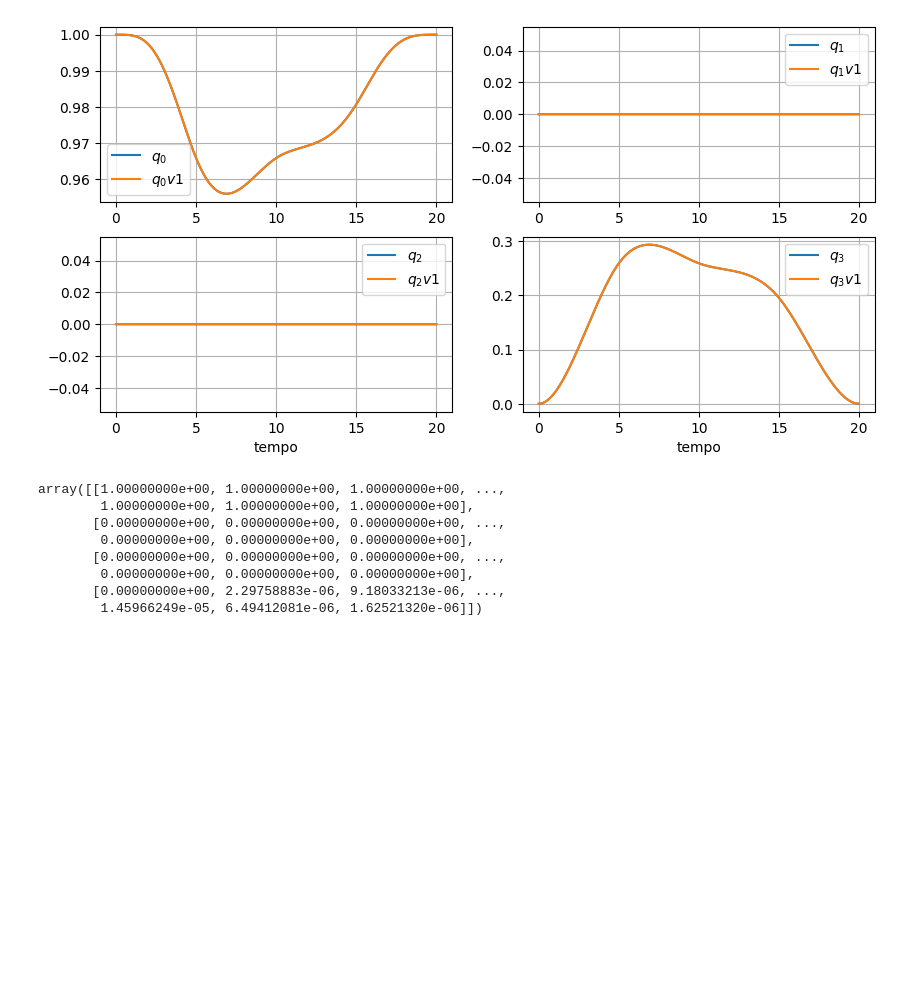
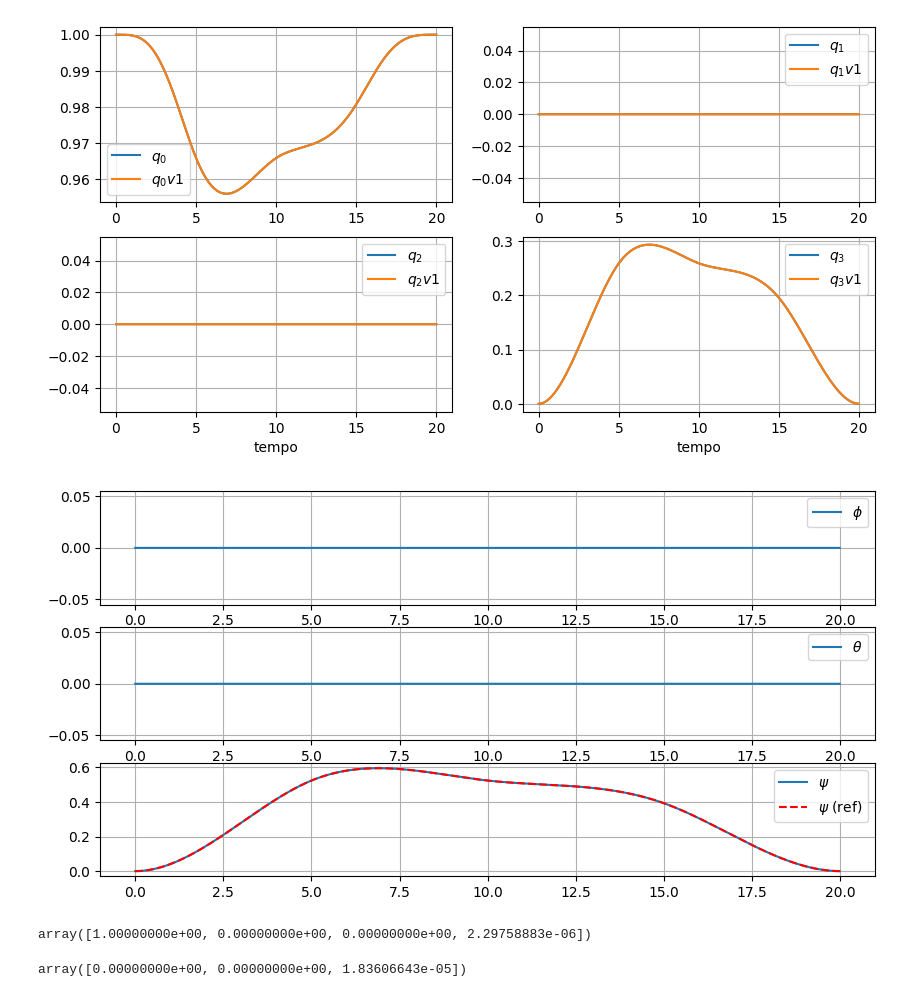
Before and after one commit to dferruzzo/quad_ufabc, a Jupyter notebook: scripts/testes.ipynb, the cells around one changed output. Cells and saved outputs as stored; diff of their text form; code cells hidden in the pictures; blank space fills up the shorter version.

```diff
--- a/scripts/testes.ipynb
+++ b/scripts/testes.ipynb
@@ -211,14 +213,35 @@ plt.xlabel('tempo')
 plt.show()
 # %% [output]
 [figure]
+# %%
+euler = np.zeros((3,len(psi_ref)))
+for i in range(len(psi_ref)):
+    euler[:,i]=Quat2Euler(qz_ref[:,i])[:,0]
+# %%
+plt.subplot(3,1,1)
+plt.plot(time_v,euler[0,:])
+plt.legend(['$\phi$'])
+plt.grid()
+
+plt.subplot(3,1,2)
+plt.plot(time_v,euler[1,:])
+plt.legend(['$\\theta$'])
+plt.grid()
+
+plt.subplot(3,1,3)
+plt.plot(time_v,euler[2,:])
+plt.plot(time_v,psi_ref,'r--')
+plt.legend(['$\psi$', '$\psi$ (ref)'])
+plt.grid()
+
+plt.show()
+# %% [output]
+[figure, added]
 # %%
-qz_ref
+qz_ref[:,1]
 # %% [output]
-array([[1.00000000e+00, 1.00000000e+00, 1.00000000e+00, ...,
-        1.00000000e+00, 1.00000000e+00, 1.00000000e+00],
-       [0.00000000e+00, 0.00000000e+00, 0.00000000e+00, ...,
-        0.00000000e+00, 0.00000000e+00, 0.00000000e+00],
-       [0.00000000e+00, 0.00000000e+00, 0.00000000e+00, ...,
-        0.00000000e+00, 0.00000000e+00, 0.00000000e+00],
-       [0.00000000e+00, 2.29758883e-06, 9.18033213e-06, ...,
-        1.45966249e-05, 6.49412081e-06, 1.62521320e-06]])
+array([1.00000000e+00, 0.00000000e+00, 0.00000000e+00, 2.29758883e-06])
+# %%
+(Quat2Euler(qz_ref[:,2]))[:,0]
+# %% [output]
+array([0.00000000e+00, 0.00000000e+00, 1.83606643e-05])
```
Also changed, not shown: parts of 1 cell of this notebook, 13 other files.
